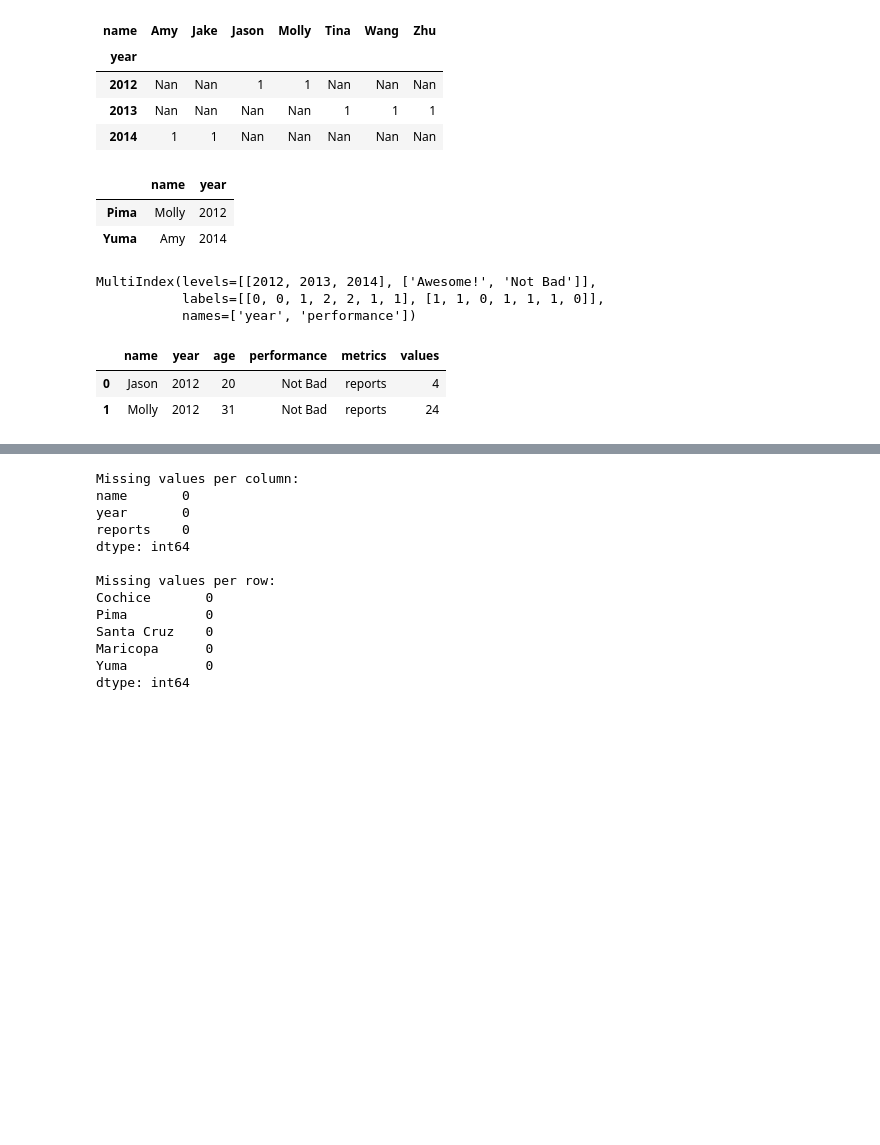
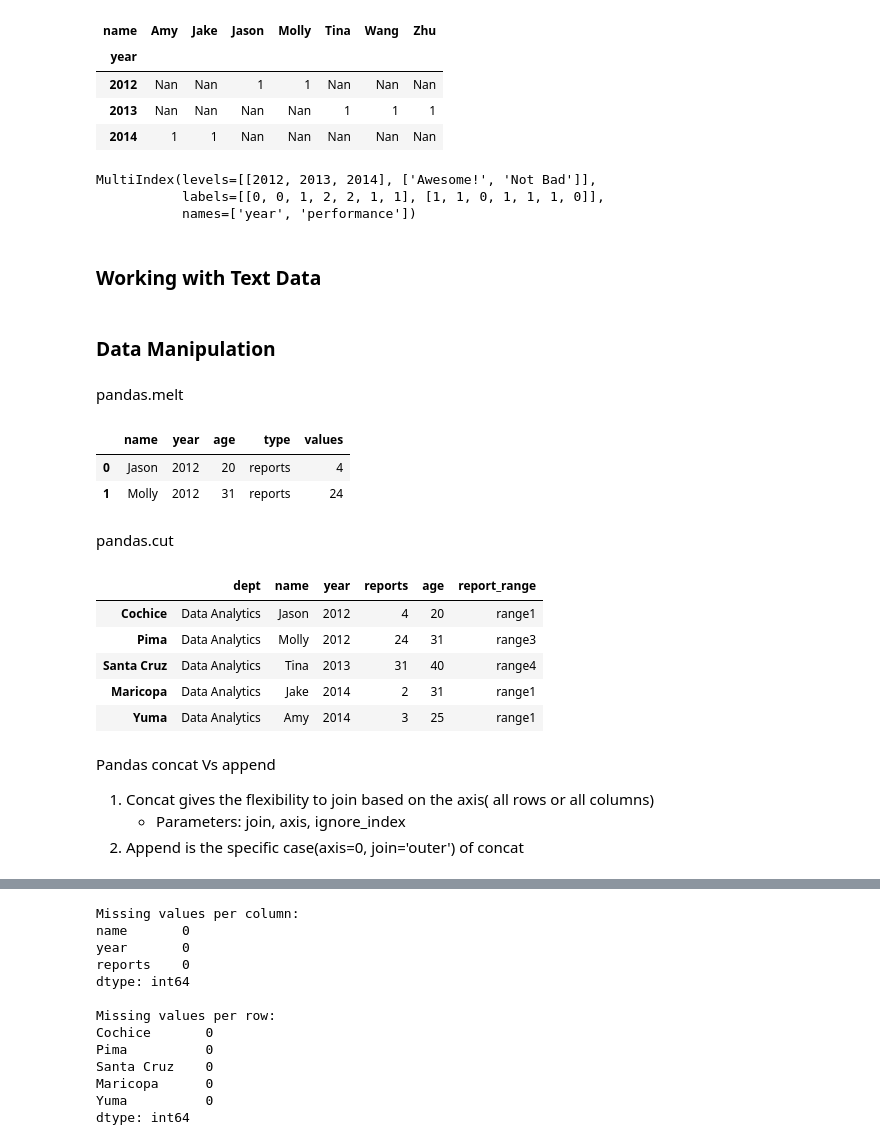
Before and after one commit to MWang93/Useful, a Jupyter notebook: Unorganized/Work Needed.ipynb, the cells around one changed output, grey strips where cells are left out. Drawn from its saved outputs; the diff is of its cells as text; code cells hidden in the pictures; blank space fills up the shorter version.

```diff
--- a/Unorganized/Work Needed.ipynb
+++ b/Unorganized/Work Needed.ipynb
@@ -305,22 +414,6 @@ value_jason_2012_report = df.loc[(df['name']=='Jason') & (df['year']==2012)]['re
 
 # df filter based on a list of value of one column -return a pd
 df[df['year'].isin([2012,2013])]
-# %%
-# filter multiple rows and columns by index
-df.iloc[0:2,[1,2]]
-# filter multiple rows and columns by name
-df.loc[['Pima','Yuma'],['name','year']]
-
-
-# .ix[] is used to index a dataframe by both name and position
-df.ix[0:2,['name','year']]
-# view a value - View the value based on row and column
-df.ix[3,'name']
-df.name.ix[3] #You can also select the column first with dot notation, then the row index, which looks a little cleaner.
-# %% [output]
-|  | name | year |
-| Pima | Molly | 2012 |
-| Yuma | Amy | 2014 |
 # %%
 # Hierachical Index
 df1 = df.set_index(['year','performance'])
@@ -330,12 +423,41 @@ df1.index
 MultiIndex(levels=[[2012, 2013, 2014], ['Awesome!', 'Not Bad']],
            labels=[[0, 0, 1, 2, 2, 1, 1], [1, 1, 0, 1, 1, 1, 0]],
            names=['year', 'performance'])
+# %% [markdown]
+### Working with Text Data
+# %% [markdown]
+### Data Manipulation
+# %% [markdown]
+pandas.melt
 # %%
 # Reshape wide to long in pandas python with melt() function - http://www.datasciencemadesimple.com/reshape-wide-long-pandas-python-melt-function/
-df2=pd.melt(df,id_vars=['name', 'year','age','performance'],var_name='metrics', value_name='values')
+# parameters: id_vars, value_vars, var_name, value_name, col_level
+df_melt = pd.melt(df,id_vars=['name', 'year','age'],value_vars='reports', var_name='type', value_name='values')
+
+df_melt.head(2)
+# %% [output]
+|  | name | year | age | type | values |
+| 0 | Jason | 2012 | 20 | reports | 4 |
+| 1 | Molly | 2012 | 31 | reports | 24 |
-# %%
-df2.head(2)
-# %% [output]
-|  | name | year | age | performance | metrics | values |
-| 0 | Jason | 2012 | 20 | Not Bad | reports | 4 |
-| 1 | Molly | 2012 | 31 | Not Bad | reports | 24 |
+# %% [markdown]
+pandas.cut
+# %%
+# create bin using cut() function
+bins = [0, 5, 20, 30, 40]
+names = ['range1', 'range2', 'range3', 'range4']
+df_cut = df.copy()
+df_cut['report_range'] = pd.cut(df.reports, bins, labels=names)
+
+df_cut.head()
+# %% [output]
+|  | dept | name | year | reports | age | report_range |
+| Cochice | Data Analytics | Jason | 2012 | 4 | 20 | range1 |
+| Pima | Data Analytics | Molly | 2012 | 24 | 31 | range3 |
+| Santa Cruz | Data Analytics | Tina | 2013 | 31 | 40 | range4 |
+| Maricopa | Data Analytics | Jake | 2014 | 2 | 31 | range1 |
+| Yuma | Data Analytics | Amy | 2014 | 3 | 25 | range1 |
+# %% [markdown]
+Pandas concat Vs append
+1. Concat gives the flexibility to join based on the axis( all rows or all columns)
+    - Parameters: join, axis, ignore_index
+2. Append is the specific case(axis=0, join='outer') of concat
```
Also changed, not shown: parts of 38 cells of this notebook.
